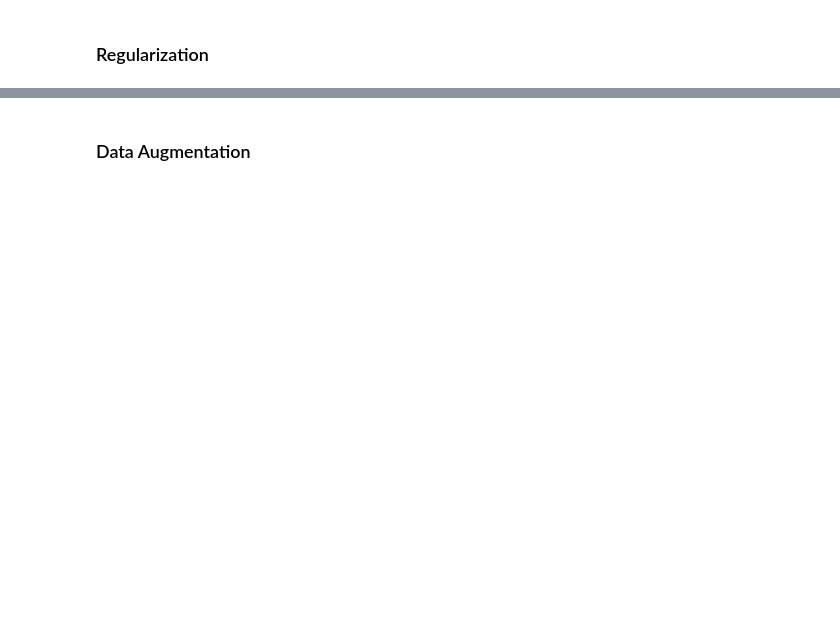
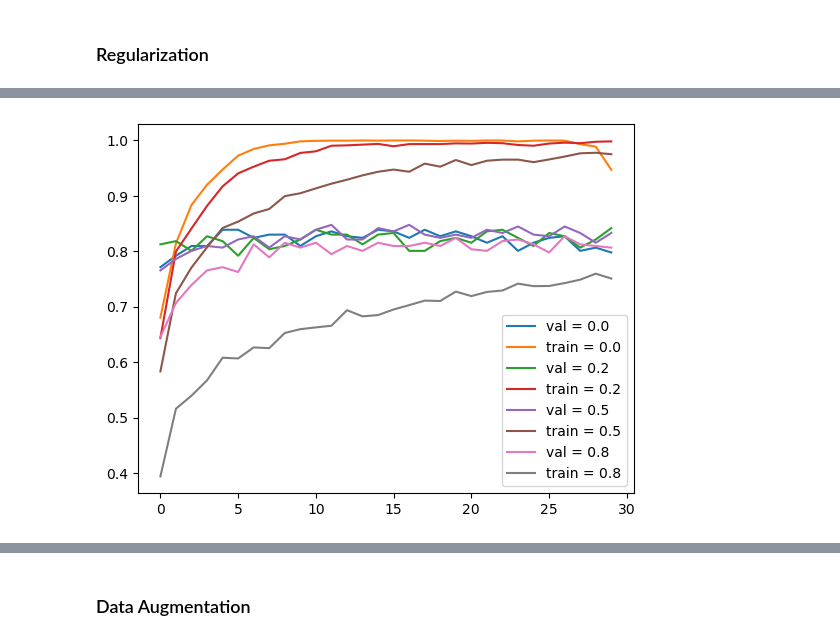
Before and after one commit to Denicke-04/ScratchToScale, a Jupyter notebook: Cloth_Classification/Cloth_Classification.ipynb, the cells around one changed output, grey strips where cells are left out. Cells and saved outputs as stored; diff of their text form; code cells hidden in the pictures; blank space fills up the shorter version.

```diff
--- a/Cloth_Classification/Cloth_Classification.ipynb
+++ b/Cloth_Classification/Cloth_Classification.ipynb
@@ -159,7 +233,7 @@ for n in [10,100,1000]:
 # %% [markdown]
 ### Regularization
 # %%
-def create_model(learning_rate = 0.01,inner_nodes = 1,dropout_rate = 0.2):
+def create_model(learning_rate,inner_nodes,dropout_rate):
     base_model = Xception(weights = 'imagenet',input_shape = (150,150,3),include_top = False)
     base_model.trainable = False
     inputs = keras.Input(shape = (150,150,3))
@@ -175,11 +249,12 @@ def create_model(learning_rate = 0.01,inner_nodes = 1,dropout_rate = 0.2):
     return model
 # %%
 scores = {}
-lr = 0.01
-for n in [0.0,0.2,0.5,0.8]:
-    print(n)
-    model = create_model(learning_rate = lr,hidden_num = n,dropout_rate = n)
+lr = 0.001
+n = 100
+for r in [0.0,0.2,0.5,0.8]:
+    print(r)
+    model = create_model(learning_rate = lr,inner_nodes = n,dropout_rate = r)
     history = model.fit(train_data,epochs = 30,validation_data = val_data)
-    scores[n] = history.history
+    scores[r] = history.history
     print()
     print()
@@ -185,0 +279,8 @@ for n in [0.0,0.2,0.5,0.8]:
+# %%
+for i,hist in scores.items():
+    plt.plot(hist['val_accuracy'],label = f'val = {i}')
+    plt.plot(hist['accuracy'],label = f'train = {i}')
+    #plt.yticks([0.82,0.83,0.85,0.9])
+    plt.legend()
+# %% [output]
+[figure, added]
```
Also changed, not shown: parts of 27 cells of this notebook, 9 other files.
